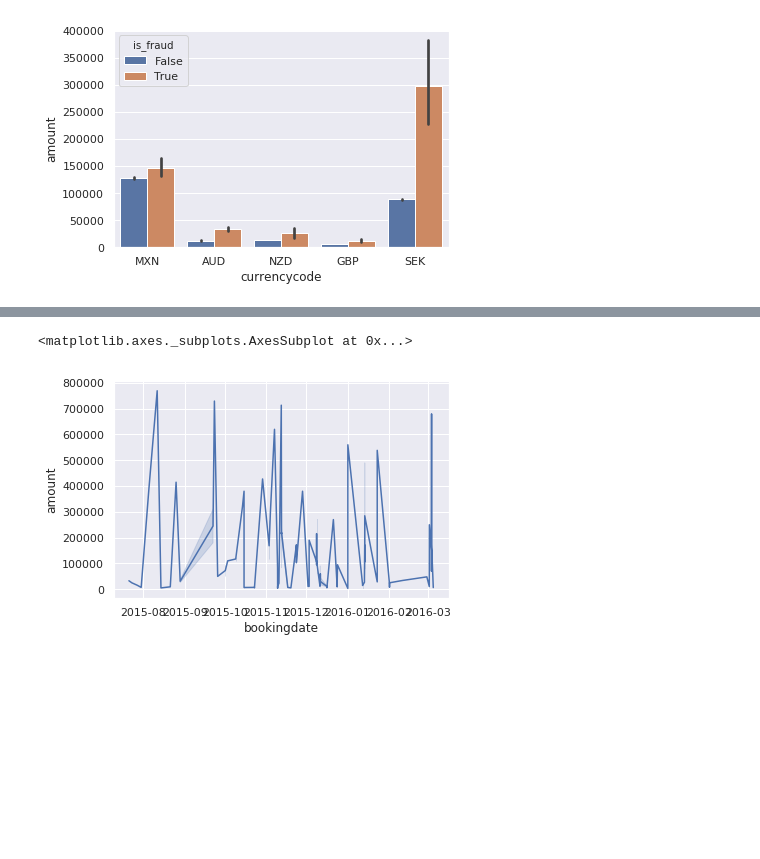
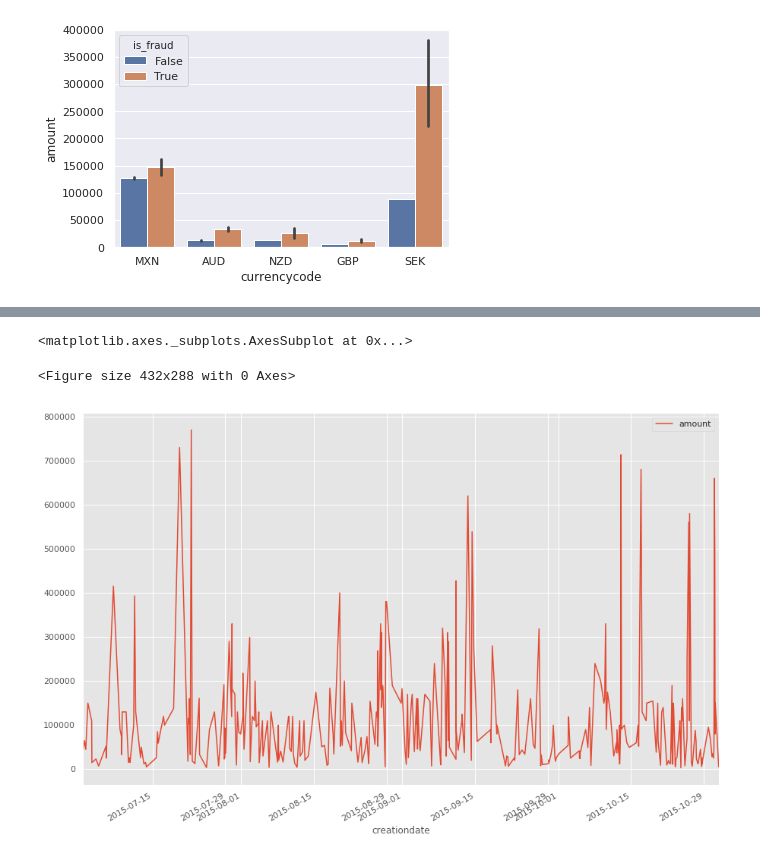
Before and after one commit to mennobo/CS4035_CDA_3, a Jupyter notebook: Assignment1/Untitled.ipynb, the cells around one changed output, grey strips where cells are left out. Drawn from its saved outputs; the diff is of its cells as text; code cells hidden in the pictures; blank space fills up the shorter version.

Commit message:
more visualizations

```diff
--- a/Assignment1/Untitled.ipynb
+++ b/Assignment1/Untitled.ipynb
@@ -209,9 +241,20 @@ sns.barplot(data=df, x="currencycode", y="amount", hue="is_fraud")
 # %%
-# Amount of fraud over time shows a small decline in the amount of fraud committed over time.
+# Amount of fraud over time shows a very small decline in the amount of fraud committed over time.
 fraudulent = df[df["is_fraud"] == 1]
 len(fraudulent)
-sns.lineplot(x="bookingdate", y="amount", data=fraudulent.sort_index(by='bookingdate'))
-# fm_daily = df.groupby(pd.TimeGrouper('D'))
+
+# attempt 1
+# sns.lineplot(x="bookingdate", y="amount", data=fraudulent.sort_index(by='bookingdate'))
+
+#attempt 2
+# fraudulent.set_index("bookingdate").groupby(pd.Grouper(freq='M')).head()
+# plt = sns.lineplot(x="creationdate", y="amount", data=gr)
+# plt.xticks(rotation=70)
+
+#attempt 3
+plt.figure();
+fraudulent.set_index("creationdate").plot(figsize=(15,10), y='amount')
 # %% [output]
 <matplotlib.axes._subplots.AxesSubplot at 0x...>
+<Figure size 432x288 with 0 Axes>
-[figure, old version]
+[figure, new version]
```
Also changed, not shown: parts of 11 cells of this notebook.
